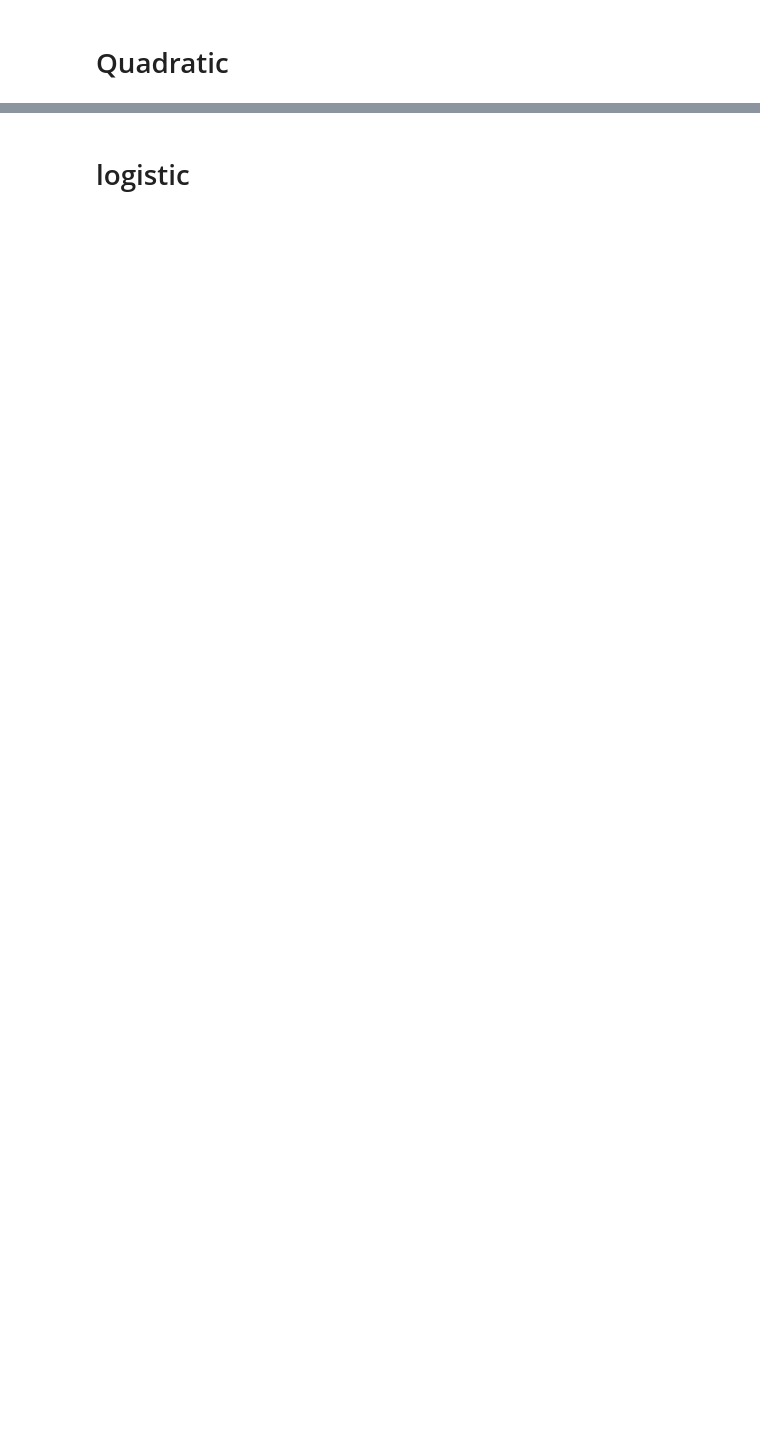
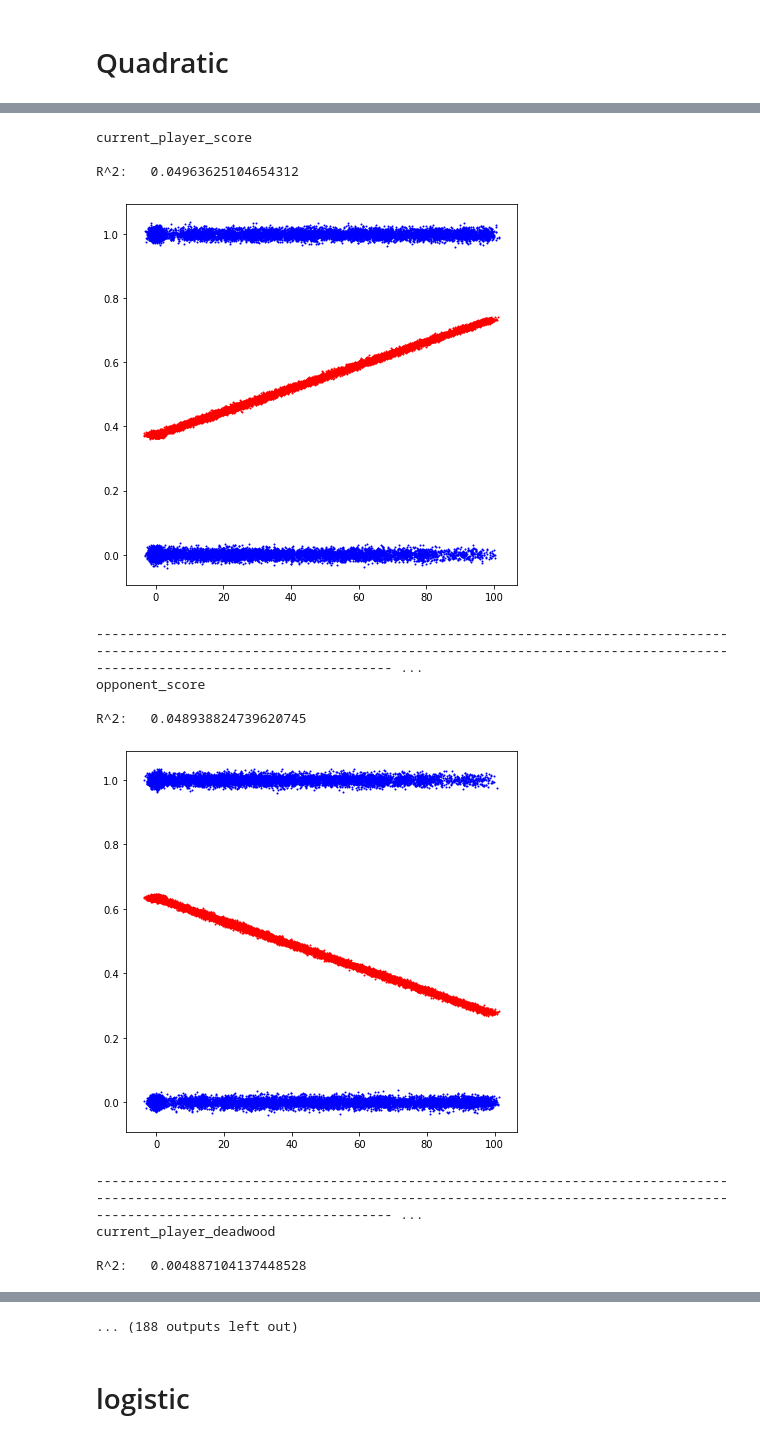
Before and after one commit to PeterEFrancis/gin-rummy-AI, a Jupyter notebook: data/player_data_proccessor.ipynb, the cells around one changed output, grey strips where cells are left out. Drawn from its saved outputs; the diff is of its cells as text; code cells hidden in the pictures; blank space fills up the shorter version.

```diff
--- a/data/player_data_proccessor.ipynb
+++ b/data/player_data_proccessor.ipynb
@@ -184,0 +325,13 @@ R^2:   0.1369973731855434
+# %%
+df2 = df.copy()
+
+quadratic_features = features.copy()
+
+for i in range(len(features)):
+    for j in range(i, len(features)):
+        new_feature = features[i] + "_$_" + features[j]
+        df2[new_feature] = df[features[i]] *  df[features[j]]
+        quadratic_features += [new_feature]
+        quadratic_f += [new_feature]
+
+print("\n".join(quadratic_features), "\n\n")
@@ -184,0 +356,41 @@ R^2:   0.1369973731855434
+# %%
+for feature in quadratic_features:
+
+    print(feature, "\n")
+
+    X = df2[[feature]]
+    y = df2[[g]]
+
+    linear_regressor = LinearRegression()
+    linear_regressor.fit(X, y)
+
+    print("R^2:  ", linear_regressor.score(X, y), "\n\n")
+
+    y_pred = linear_regressor.predict(X)
+
+
+    def jitter(arr):
+        stdev = 0.01 * (max(arr) - min(arr))
+        return arr + np.random.randn(len(arr)) * stdev
+
+    fig = plt.figure(figsize=(7,7))
+    plt.xticks(range(0,200,20))
+    plt.scatter(jitter(X[[feature]].values.T[0]), jitter(y[[g]].values.T[0]), s=1, color='blue')
+    plt.scatter(jitter(X[[feature]].values.T[0]), jitter(y_pred.T[0]), s=1, color='red')
+    plt.show()
+
+    print("----" * 100)
+# %% [output]
+current_player_score
+
+R^2:   0.04963625104654312
+[figure, added]
+-------------------------------------------------------------------------------------------------------------------------------------------------------------------------------------------------------- ...
+opponent_score
+
+R^2:   0.048938824739620745
+[figure, added]
+-------------------------------------------------------------------------------------------------------------------------------------------------------------------------------------------------------- ...
+current_player_deadwood
+
+R^2:   0.004887104137448528
@@ -185,3 +413,4 @@ R^2:   0.1369973731855434
+... (188 outputs left out)
 # %% [markdown]
 # logistic
 # %%
```
Also changed, not shown: parts of 9 cells of this notebook, 21 other files.
